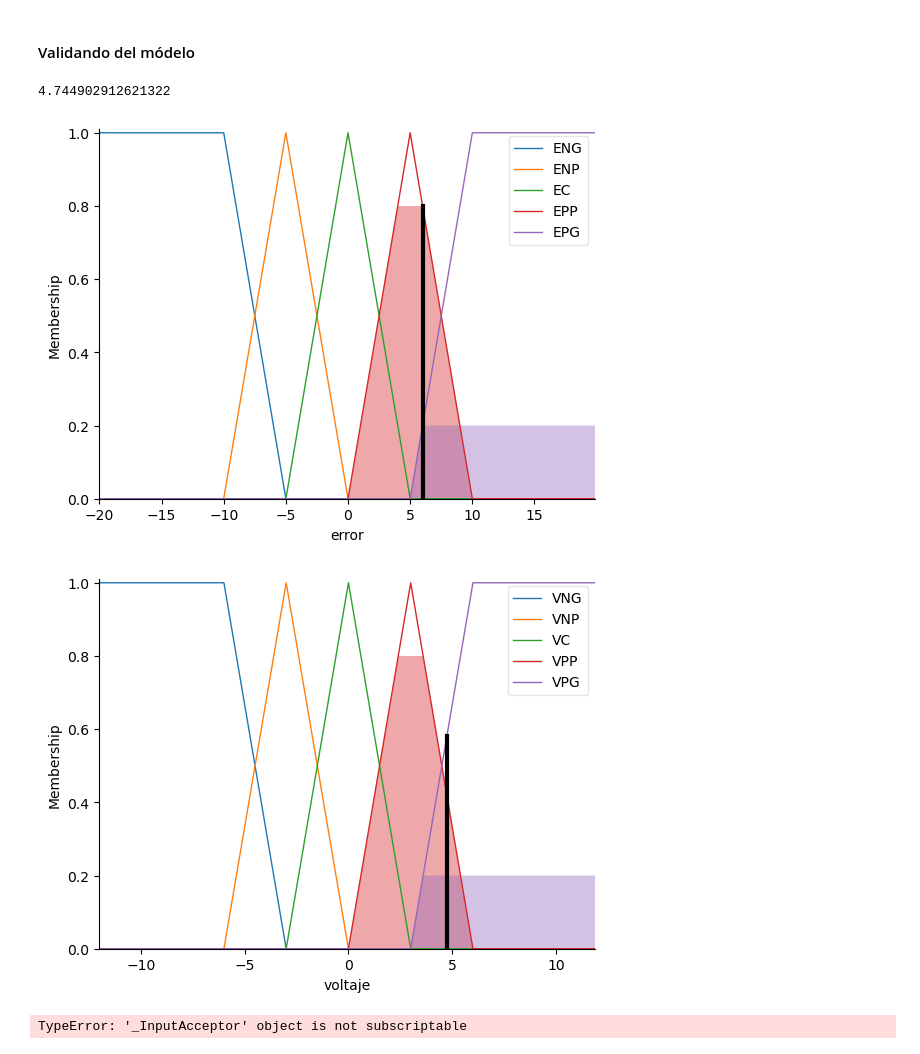
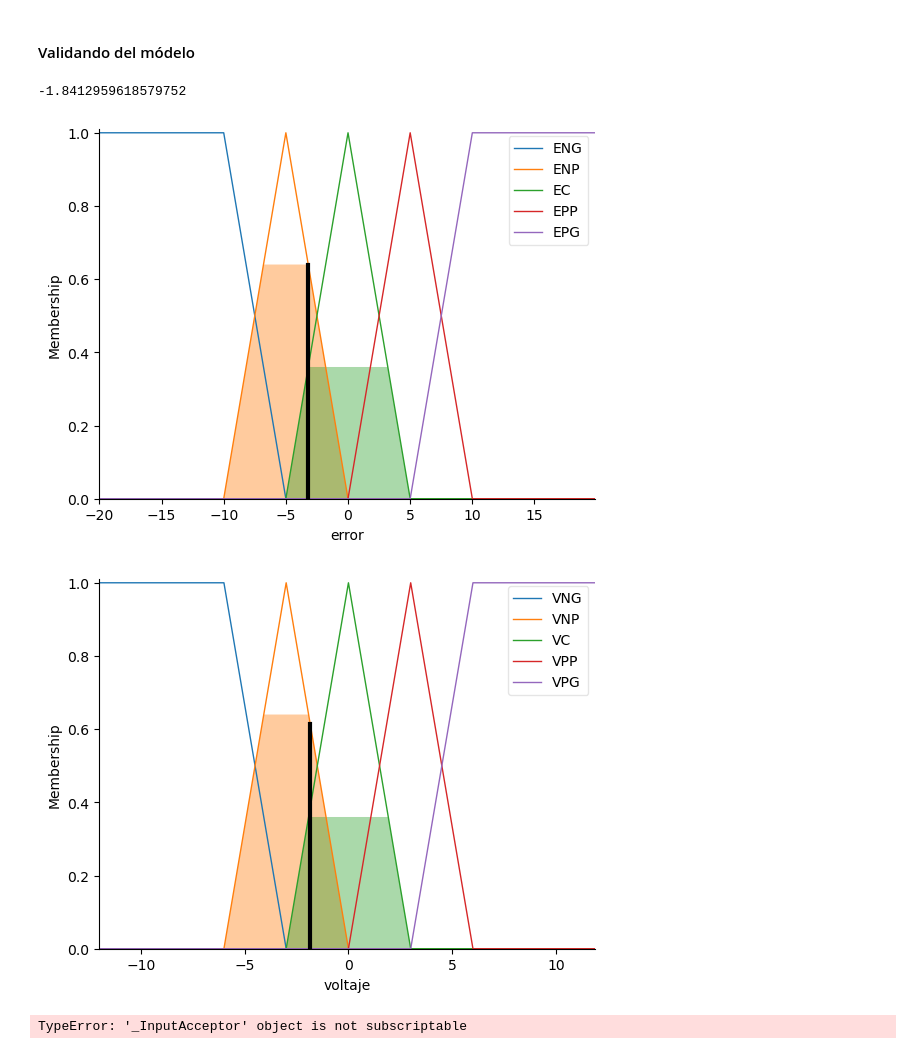
Before and after one commit to dbsrunsaac/inteligencia-artificial, a Jupyter notebook: FUZZY/PYTHON/EJEMPLO 1/planta_fuzzy.ipynb, the cells around one changed output. Saved outputs shown, nothing was run; the diff lists cells and outputs as text; code cells hidden in the pictures.

Commit message:
Agregando la retroalimentacion

```diff
--- a/FUZZY/PYTHON/EJEMPLO 1/planta_fuzzy.ipynb
+++ b/FUZZY/PYTHON/EJEMPLO 1/planta_fuzzy.ipynb
@@ -58,21 +58,22 @@ reglas = ctrl.ControlSystemSimulation(control_system=reglas_gen, clip_to_bounds=
 # %% [markdown]
 #### Validando del módelo
 # %%
-error_calc = 8.4
+set_point = 8.3
+volt_retro = 11.5
 # Calcular la salida en función a los parámetros definidos
-reglas.input['error'] =
+reglas.input['error'] = set_point - volt_retro
 
 reglas.compute()
 output = reglas.output['voltaje']
 
 print(output)
 
 error.view(sim=reglas)
 voltaje.view(sim=reglas)
 # %% [output]
-4.744902912621322
+-1.8412959618579752
-[figure, old version]
+[figure, new version]
-[figure, old version]
+[figure, new version]
 # %%
 # %% [output]
 TypeError: '_InputAcceptor' object is not subscriptable
```
Also changed, not shown: 15 other files.
